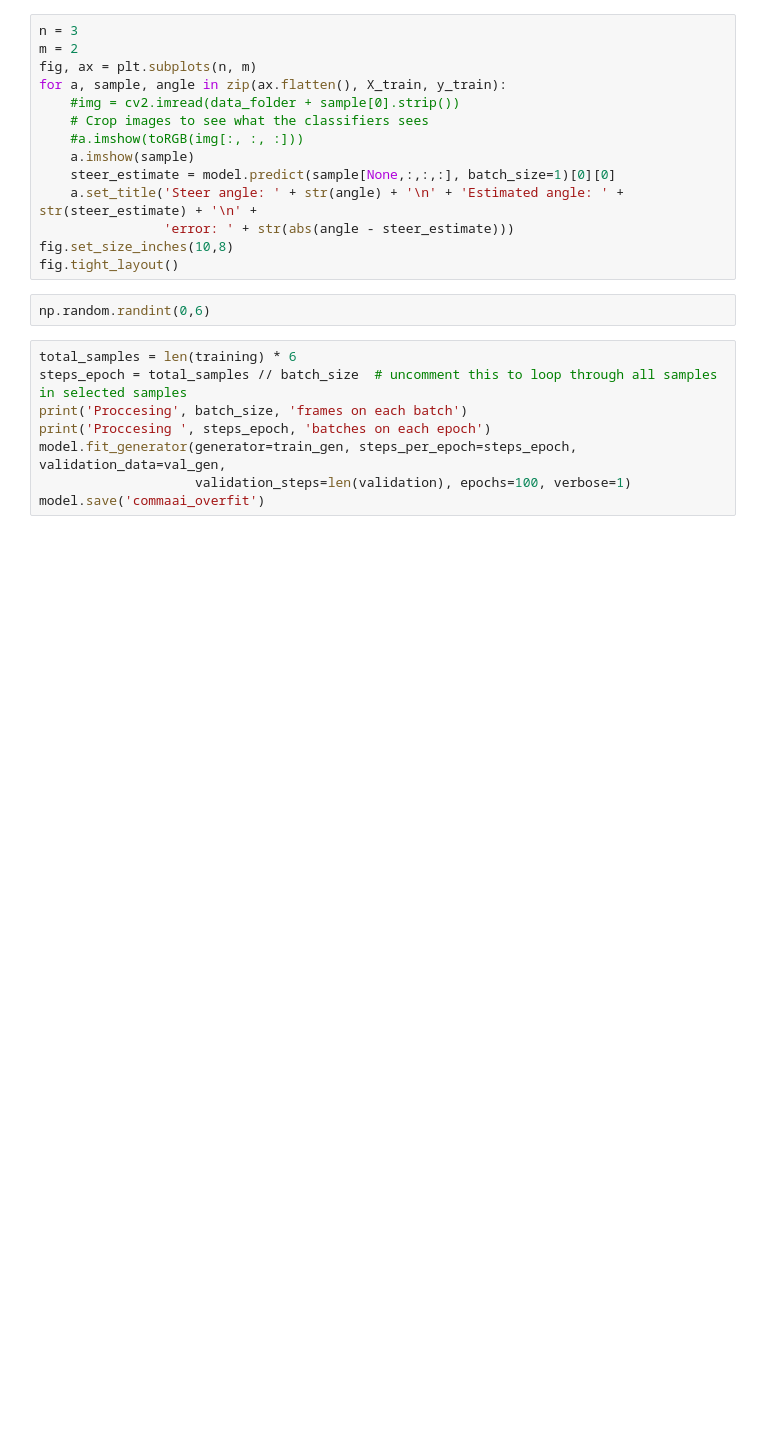
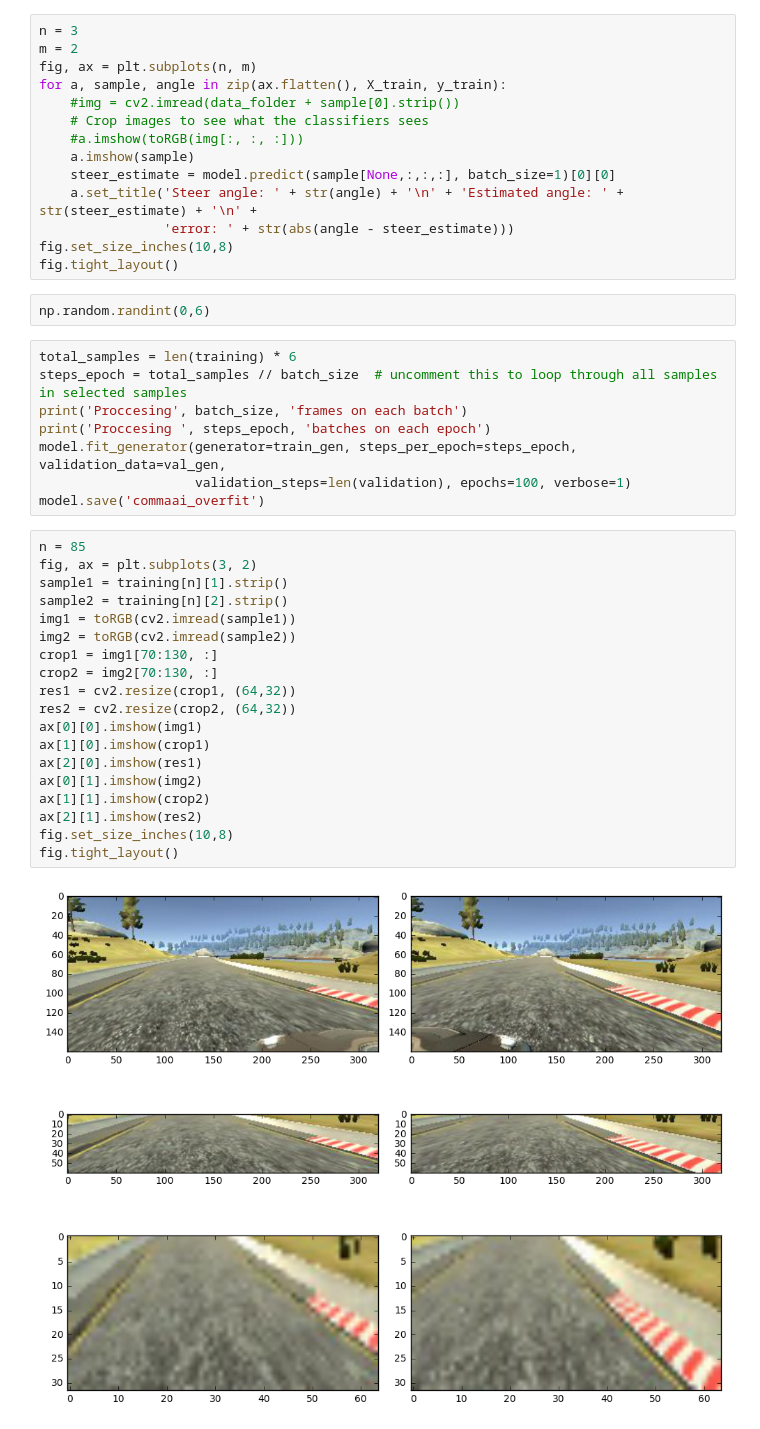
Before and after one commit to albertoferna/CarND-Behavioral-Cloning-P3, a Jupyter notebook: Final Model.ipynb, the cells around one changed output. Saved outputs shown, nothing was run; the diff lists cells and outputs as text; blank space fills up the shorter version.

```diff
--- a/Final Model.ipynb
+++ b/Final Model.ipynb
@@ -164,6 +183,27 @@ print('Proccesing ', steps_epoch, 'batches on each epoch')
 model.fit_generator(generator=train_gen, steps_per_epoch=steps_epoch, validation_data=val_gen,
                     validation_steps=len(validation), epochs=100, verbose=1)
 model.save('commaai_overfit')
+# %%
+n = 85
+fig, ax = plt.subplots(3, 2)
+sample1 = training[n][1].strip()
+sample2 = training[n][2].strip()
+img1 = toRGB(cv2.imread(sample1))
+img2 = toRGB(cv2.imread(sample2))
+crop1 = img1[70:130, :]
+crop2 = img2[70:130, :]
+res1 = cv2.resize(crop1, (64,32))
+res2 = cv2.resize(crop2, (64,32))
+ax[0][0].imshow(img1)
+ax[1][0].imshow(crop1)
+ax[2][0].imshow(res1)
+ax[0][1].imshow(img2)
+ax[1][1].imshow(crop2)
+ax[2][1].imshow(res2)
+fig.set_size_inches(10,8)
+fig.tight_layout()
+# %% [output]
+[figure, added]
 # %%
 n = 3
 m = 3
```
Also changed, not shown: parts of 19 cells of this notebook.
